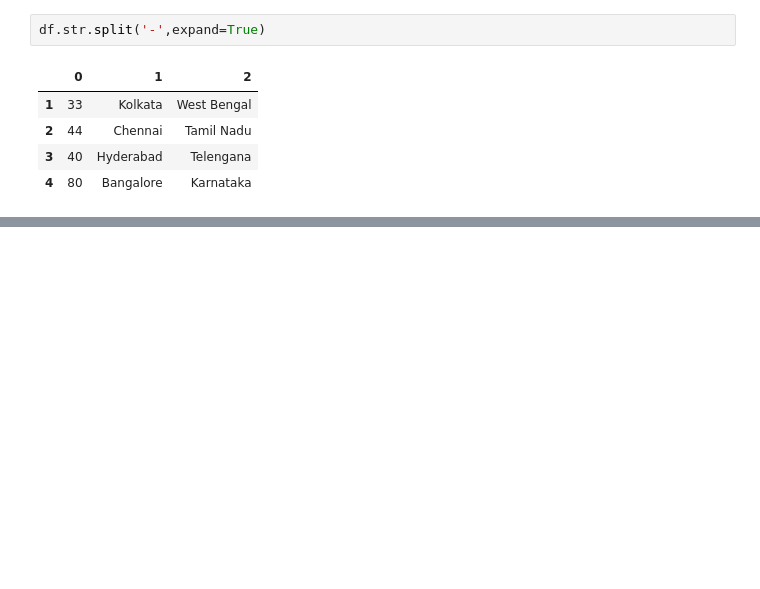
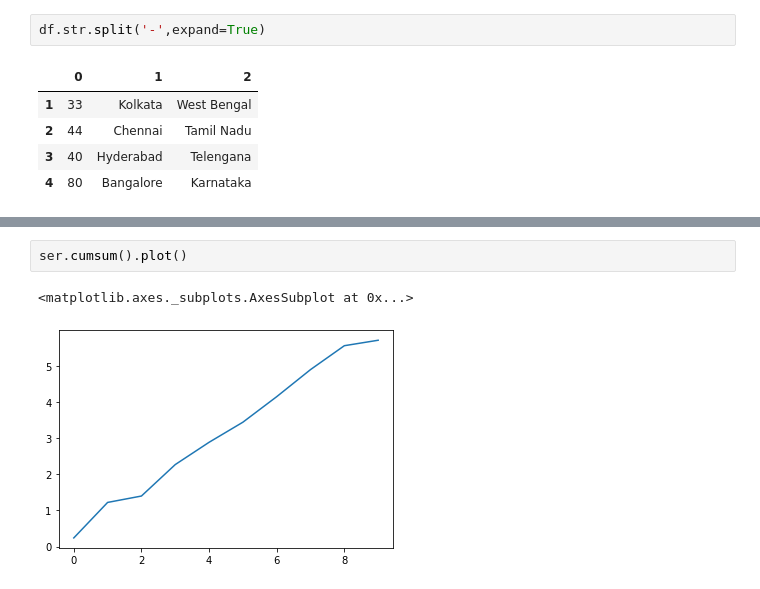
Before and after one commit to alantellecom/ex_pandas, a Jupyter notebook: EX-Pandas_solutions.ipynb, the cells around one changed output, grey strips where cells are left out. Drawn from its saved outputs; the diff is of its cells as text; blank space fills up the shorter version.

```diff
--- a/EX-Pandas_solutions.ipynb
+++ b/EX-Pandas_solutions.ipynb
@@ -1602,0 +1643,5 @@ df.str.split('-',expand=True)
+# %%
+ser.cumsum().plot()
+# %% [output]
+<matplotlib.axes._subplots.AxesSubplot at 0x...>
+[figure, added]
```
Also changed, not shown: parts of 11 cells of this notebook.
